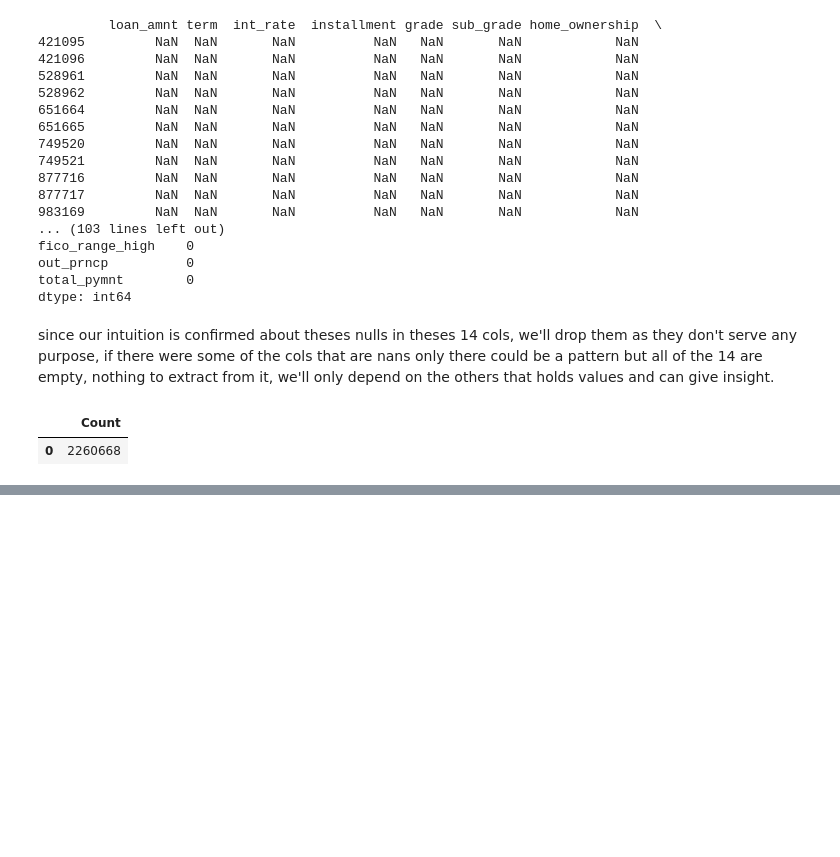
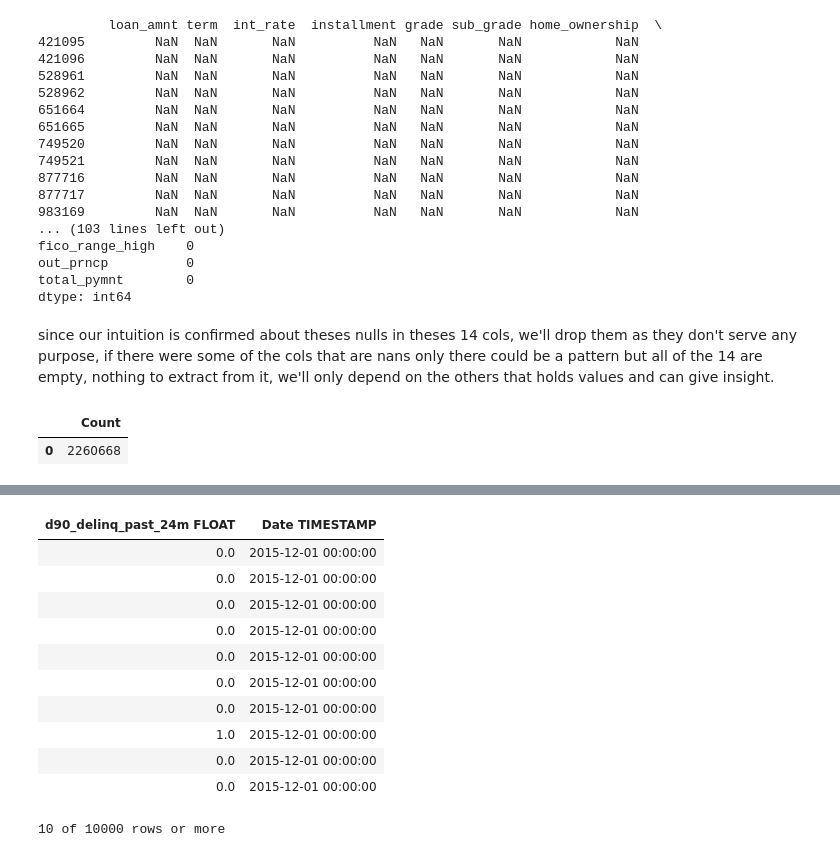
Before and after one commit to MrX1710/Projects, a Jupyter notebook: Lending_club_analysis/Lending_club_analysis.ipynb, the cells around one changed output, grey strips where cells are left out. Cells and saved outputs as stored; diff of their text form; code cells hidden in the pictures; blank space fills up the shorter version.

```diff
--- a/Lending_club_analysis/Lending_club_analysis.ipynb
+++ b/Lending_club_analysis/Lending_club_analysis.ipynb
@@ -177,0 +246,18 @@ LIMIT 5""")
+# %%
+db("""
+SELECT d90_delinq_past_24m, Date
+FROM FILT_TABLE
+""")
+# %% [output]
+| d90_delinq_past_24m FLOAT | Date TIMESTAMP |
+| 0.0 | 2015-12-01 00:00:00 |
+| 0.0 | 2015-12-01 00:00:00 |
+| 0.0 | 2015-12-01 00:00:00 |
+| 0.0 | 2015-12-01 00:00:00 |
+| 0.0 | 2015-12-01 00:00:00 |
+| 0.0 | 2015-12-01 00:00:00 |
+| 0.0 | 2015-12-01 00:00:00 |
+| 1.0 | 2015-12-01 00:00:00 |
+| 0.0 | 2015-12-01 00:00:00 |
+| 0.0 | 2015-12-01 00:00:00 |
+10 of 10000 rows or more
```
Also changed, not shown: parts of 8 cells of this notebook.
